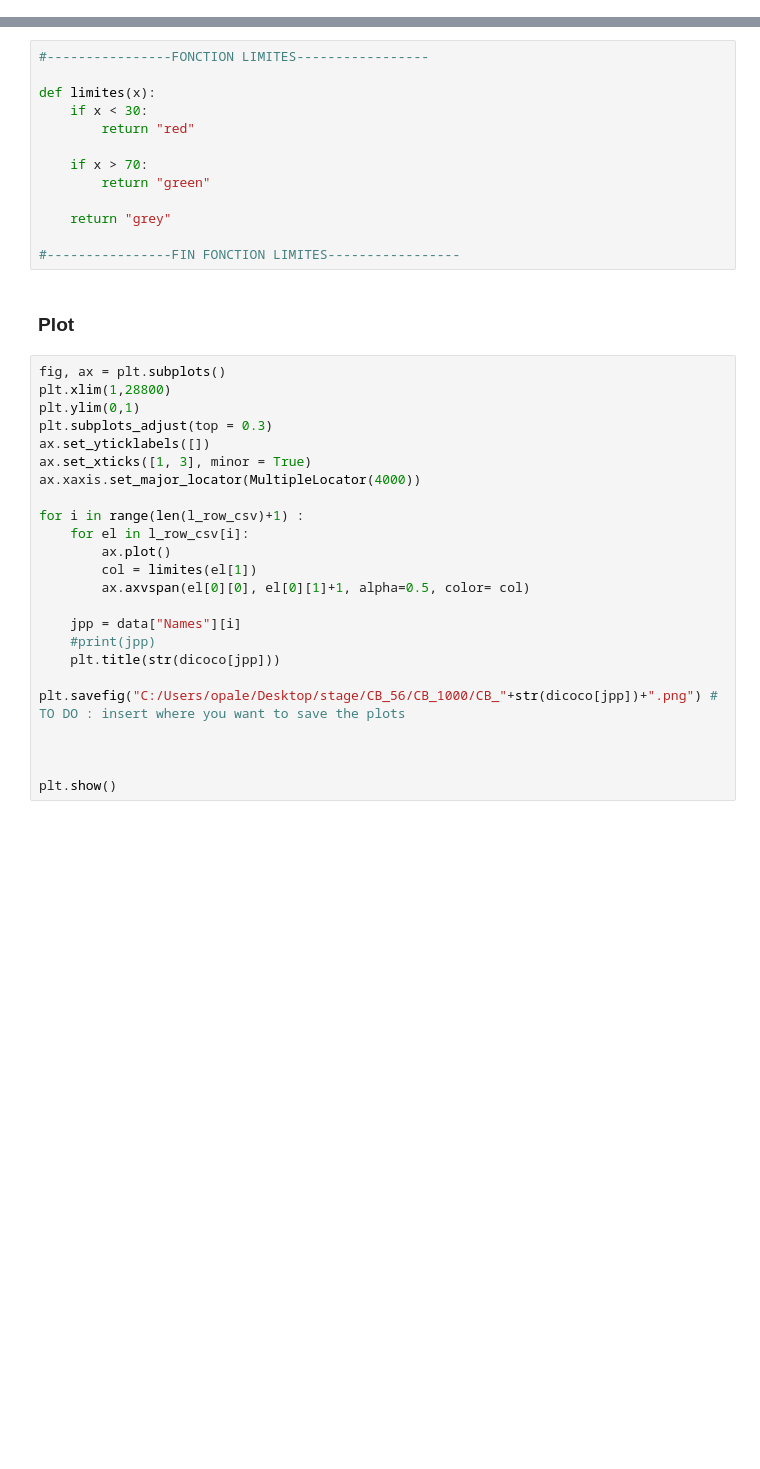
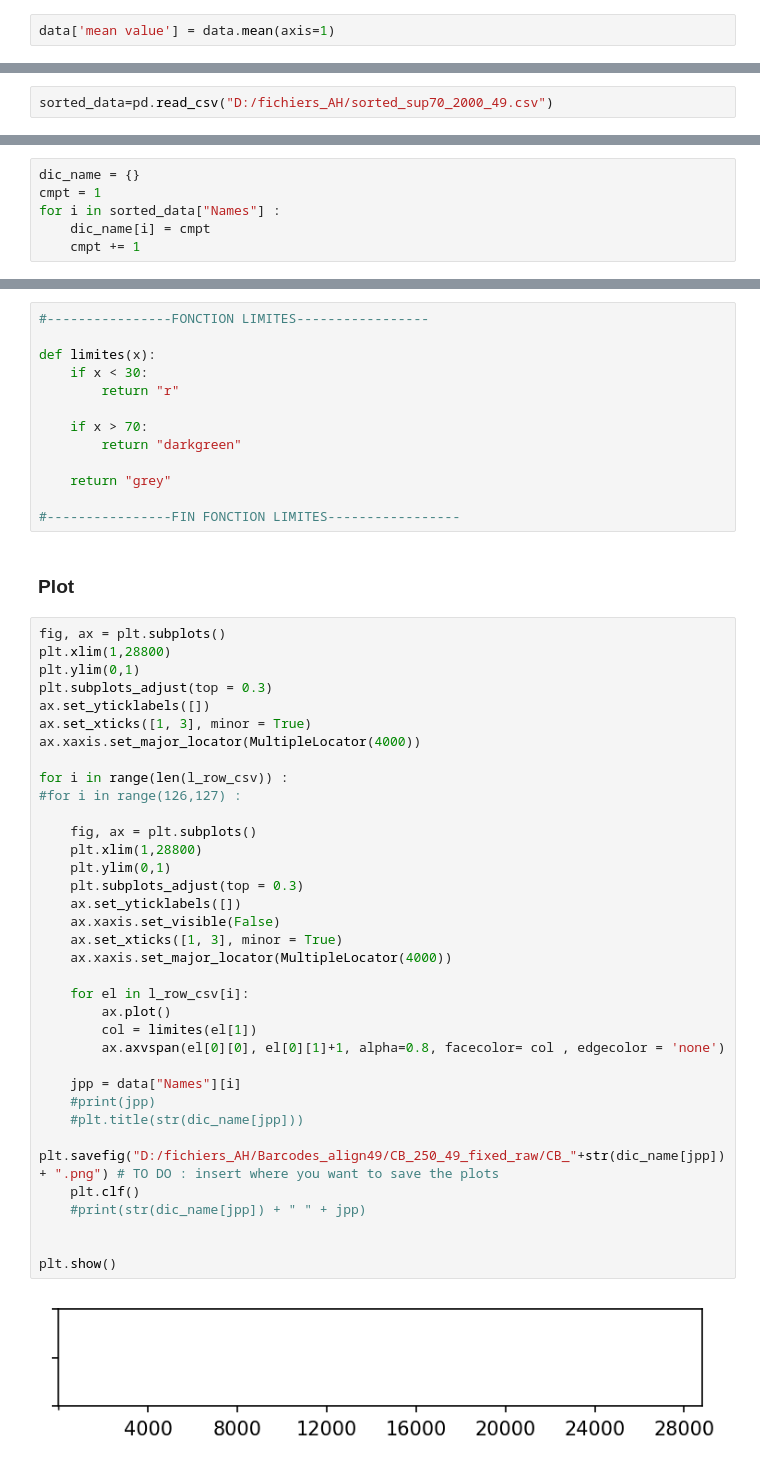
Before and after one commit to OpaleRambaud/GB_barcodes_project, a Jupyter notebook: BBC.ipynb, the cells around one changed output, grey strips where cells are left out. Drawn from its saved outputs; the diff is of its cells as text; blank space fills up the shorter version.

```diff
--- a/BBC.ipynb
+++ b/BBC.ipynb
@@ -29,0 +66,2 @@ data = pd.read_csv('sup50_1000_56.csv') # TO DO : insert the ame of csv file wit
+# %%
+data['mean value'] = data.mean(axis=1)
@@ -29,0 +91,2 @@ data = pd.read_csv('sup50_1000_56.csv') # TO DO : insert the ame of csv file wit
+# %%
+sorted_data=pd.read_csv("D:/fichiers_AH/sorted_sup70_2000_49.csv")
@@ -29,0 +109,6 @@ data = pd.read_csv('sup50_1000_56.csv') # TO DO : insert the ame of csv file wit
+# %%
+dic_name = {}
+cmpt = 1
+for i in sorted_data["Names"] :
+    dic_name[i] = cmpt
+    cmpt += 1
@@ -181,10 +214,10 @@ print(len(l_row_csv[0]))
 
 def limites(x):
     if x < 30:
-        return "red"
+        return "r"
 
     if x > 70:
-        return "green"
+        return "darkgreen"
 
     return "grey"
 
@@ -194,23 +227,37 @@ def limites(x):
 # %%
 fig, ax = plt.subplots()
 plt.xlim(1,28800)
 plt.ylim(0,1)
 plt.subplots_adjust(top = 0.3)
 ax.set_yticklabels([])
 ax.set_xticks([1, 3], minor = True)
 ax.xaxis.set_major_locator(MultipleLocator(4000))
 
-for i in range(len(l_row_csv)+1) :
+for i in range(len(l_row_csv)) :
+#for i in range(126,127) :
+
+    fig, ax = plt.subplots()
+    plt.xlim(1,28800)
+    plt.ylim(0,1)
+    plt.subplots_adjust(top = 0.3)
+    ax.set_yticklabels([])
+    ax.xaxis.set_visible(False)
+    ax.set_xticks([1, 3], minor = True)
+    ax.xaxis.set_major_locator(MultipleLocator(4000))
+
     for el in l_row_csv[i]:
         ax.plot()
         col = limites(el[1])
-        ax.axvspan(el[0][0], el[0][1]+1, alpha=0.5, color= col)
+        ax.axvspan(el[0][0], el[0][1]+1, alpha=0.8, facecolor= col , edgecolor = 'none')
 
     jpp = data["Names"][i]
     #print(jpp)
-    plt.title(str(dicoco[jpp]))
-    plt.savefig("C:/Users/opale/Desktop/stage/CB_56/CB_1000/CB_"+str(dicoco[jpp])+".png") # TO DO : insert where you want to save the plots
-
+    #plt.title(str(dic_name[jpp]))
+    plt.savefig("D:/fichiers_AH/Barcodes_align49/CB_250_49_fixed_raw/CB_"+str(dic_name[jpp]) + ".png") # TO DO : insert where you want to save the plots
+    plt.clf()
+    #print(str(dic_name[jpp]) + " " + jpp)
 
 
 plt.show()
+# %% [output]
+[figure, added]
```
Also changed, not shown: parts of 15 cells of this notebook.
